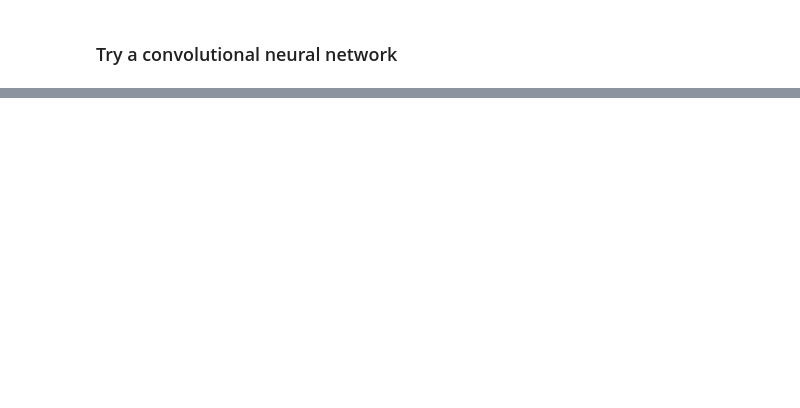
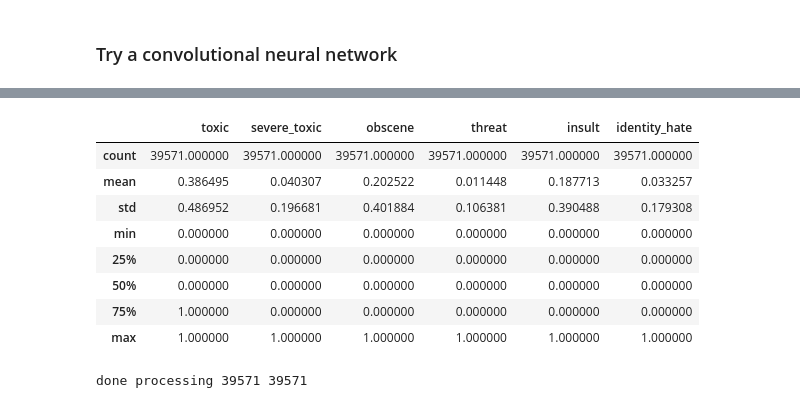
Before and after one commit to schumanzhang/toxic_comment_classification, a Jupyter notebook: notebooks/toxic_comment_deep_learning.ipynb, the cells around one changed output, grey strips where cells are left out. Saved outputs shown, nothing was run; the diff lists cells and outputs as text; code cells hidden in the pictures; blank space fills up the shorter version.

```diff
--- a/notebooks/toxic_comment_deep_learning.ipynb
+++ b/notebooks/toxic_comment_deep_learning.ipynb
@@ -141,0 +120,20 @@ print(all_labels[:2])
+# %%
+# clean up the docs and labels a bit
+all_docs = list(raw_data['comment_text'])
+all_labels = np.array(list(raw_data['toxic']))
+
+def retrieve_toxic_data():
+    toxic_docs = []
+    toxic_labels = []
+    for index, row in raw_data.iterrows():
+        if int(row['toxic']) == 1:
+            toxic_docs.append(row['comment_text'])
+            toxic_labels.append(raw_data.iloc[index,2:])
+
+    return toxic_docs, np.array(toxic_labels), len(toxic_docs)
+
+toxic_docs, toxic_labels, toxic_entries = retrieve_toxic_data()
+
+print(toxic_docs[:2])
+print(toxic_labels[:6])
+print(toxic_entries)
@@ -500,0 +649,27 @@ print('F-beta score:', model_fbeta_score)
+# %%
+def filter_df(filter_limit, raw_df):
+    dataframe = raw_df.copy()
+    dataframe = dataframe.sort_values('toxic', ascending=True)
+    dataframe = dataframe.reset_index(drop=True)
+    dataframe = dataframe.iloc[filter_limit:]
+    dataframe = dataframe.reset_index(drop=True)
+
+    # return dataframe
+    return dataframe.sample(frac=1).reset_index(drop=True)
+
+dataframe_toxic = filter_df(120000, raw_data)
+display(dataframe_toxic.head())
+display(dataframe_toxic.describe())
+
+def retrieve_toxic_data():
+    toxic_docs = []
+    toxic_labels = []
+    for index, row in dataframe_toxic.iterrows():
+        toxic_docs.append(row['comment_text'])
+        toxic_labels.append(dataframe_toxic.iloc[index, 2:])
+
+    return toxic_docs, np.array(toxic_labels), len(toxic_docs)
+
+toxic_docs, toxic_labels, toxic_entries = retrieve_toxic_data()
+print('done processing', toxic_entries, len(toxic_labels))
+# %% [output]
@@ -500,0 +682,10 @@ print('F-beta score:', model_fbeta_score)
+|  | toxic | severe_toxic | obscene | threat | insult | identity_hate |
+| count | 39571.000000 | 39571.000000 | 39571.000000 | 39571.000000 | 39571.000000 | 39571.000000 |
+| mean | 0.386495 | 0.040307 | 0.202522 | 0.011448 | 0.187713 | 0.033257 |
+| std | 0.486952 | 0.196681 | 0.401884 | 0.106381 | 0.390488 | 0.179308 |
+| min | 0.000000 | 0.000000 | 0.000000 | 0.000000 | 0.000000 | 0.000000 |
+| 25% | 0.000000 | 0.000000 | 0.000000 | 0.000000 | 0.000000 | 0.000000 |
+| 50% | 0.000000 | 0.000000 | 0.000000 | 0.000000 | 0.000000 | 0.000000 |
+| 75% | 1.000000 | 0.000000 | 0.000000 | 0.000000 | 0.000000 | 0.000000 |
+| max | 1.000000 | 1.000000 | 1.000000 | 1.000000 | 1.000000 | 1.000000 |
+done processing 39571 39571
```
Also changed, not shown: parts of 35 cells of this notebook, 9 other files.
